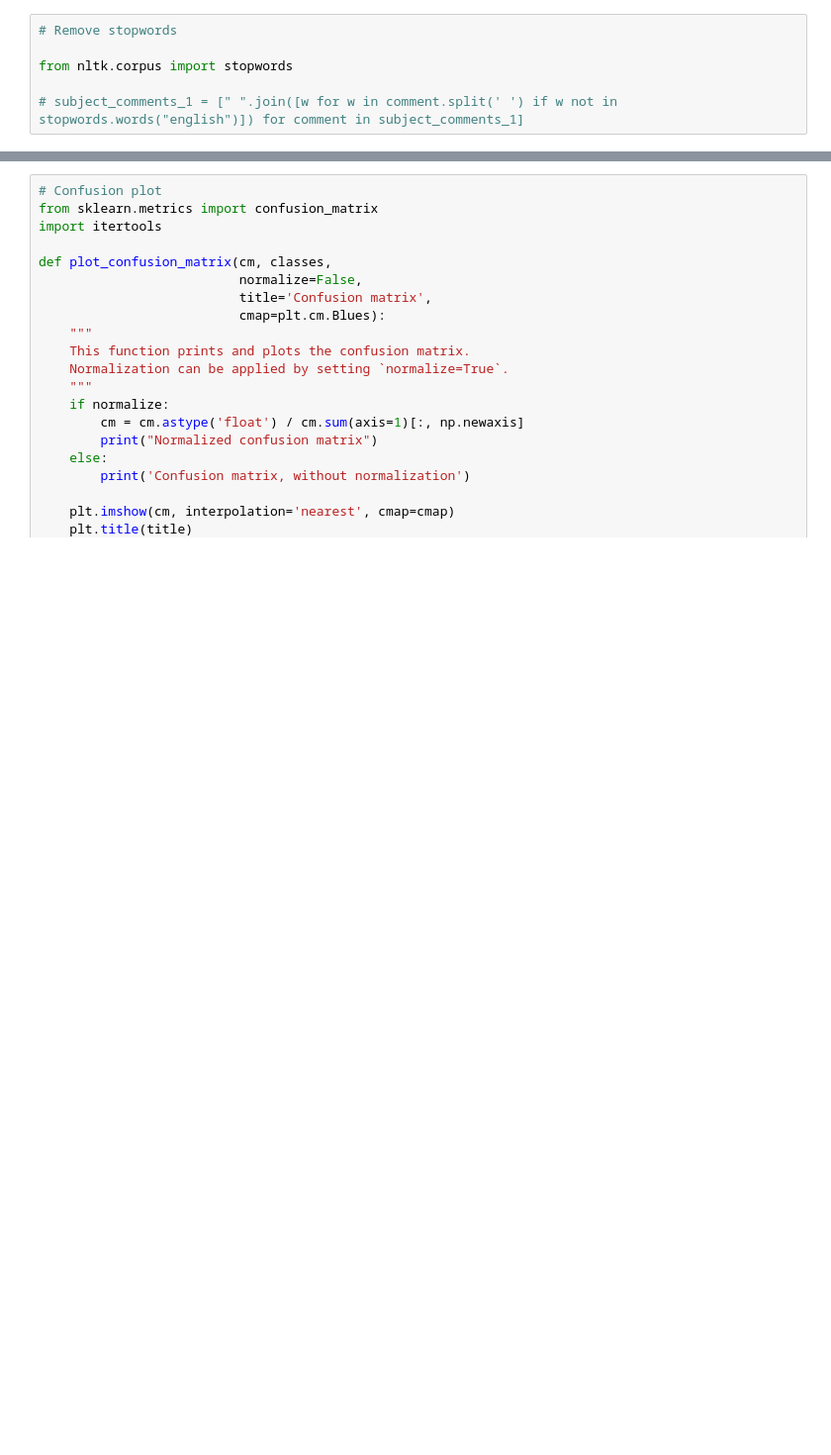
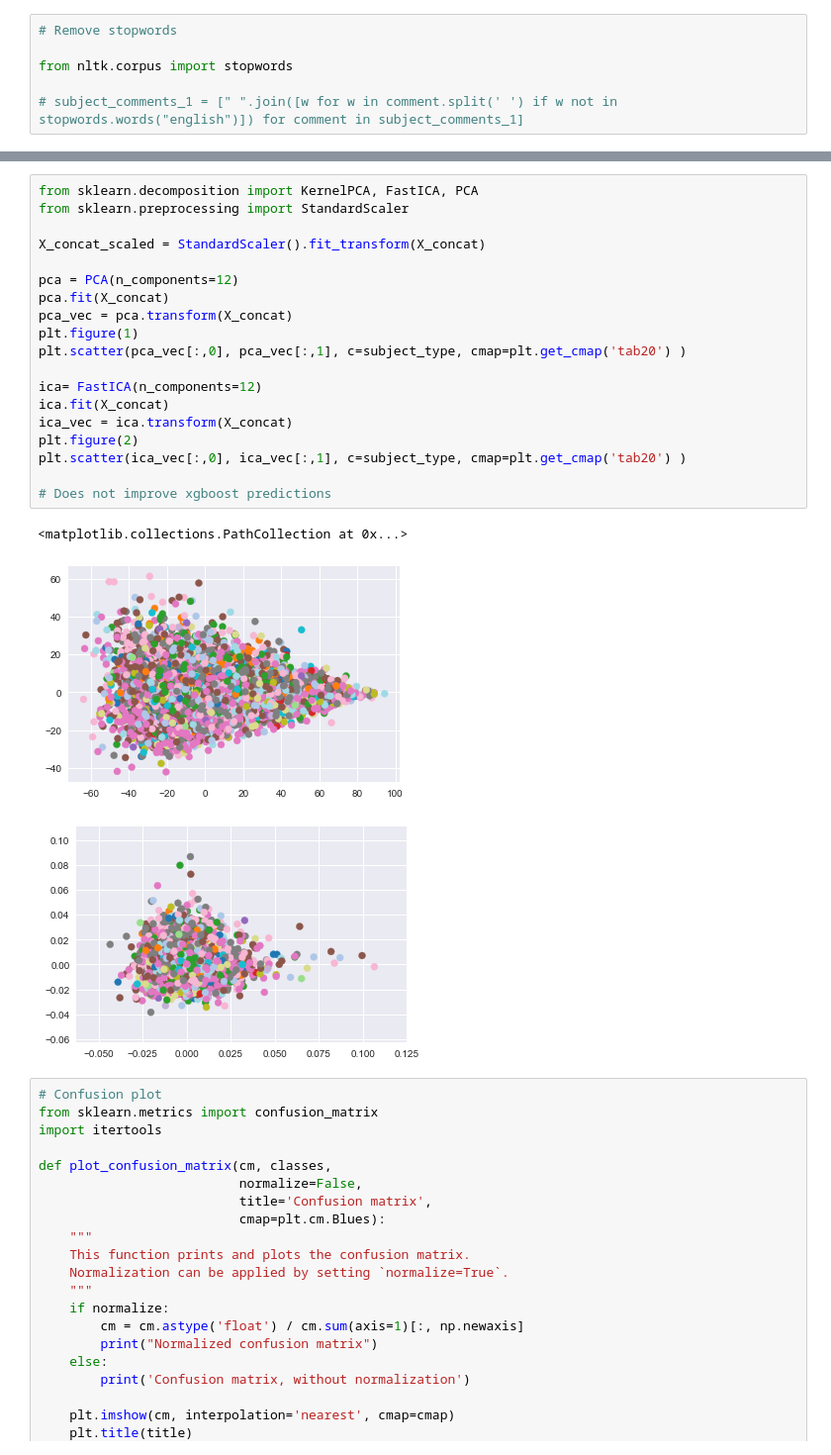
Before and after one commit to depture/Chance_NLP_challenge, a Jupyter notebook: NotebookChance.ipynb, the cells around one changed output, grey strips where cells are left out. Shown at 99% size. Saved outputs shown, nothing was run; the diff lists cells and outputs as text; blank space fills up the shorter version.

```diff
--- a/NotebookChance.ipynb
+++ b/NotebookChance.ipynb
@@ -139,3 +147,26 @@ X_concat = np.column_stack((X_tfidf, X_vectorized))
+# %%
+from sklearn.decomposition import KernelPCA, FastICA, PCA
+from sklearn.preprocessing import StandardScaler
+
+X_concat_scaled = StandardScaler().fit_transform(X_concat)
+
+pca = PCA(n_components=12)
+pca.fit(X_concat)
+pca_vec = pca.transform(X_concat)
+plt.figure(1)
+plt.scatter(pca_vec[:,0], pca_vec[:,1], c=subject_type, cmap=plt.get_cmap('tab20') )
+
+ica= FastICA(n_components=12)
+ica.fit(X_concat)
+ica_vec = ica.transform(X_concat)
+plt.figure(2)
+plt.scatter(ica_vec[:,0], ica_vec[:,1], c=subject_type, cmap=plt.get_cmap('tab20') )
+
+# Does not improve xgboost predictions
+# %% [output]
+<matplotlib.collections.PathCollection at 0x...>
+[figure, added]
+[figure, added]
 # %%
 # Confusion plot
 from sklearn.metrics import confusion_matrix
```
Also changed, not shown: parts of 9 cells of this notebook, 6 other files.
